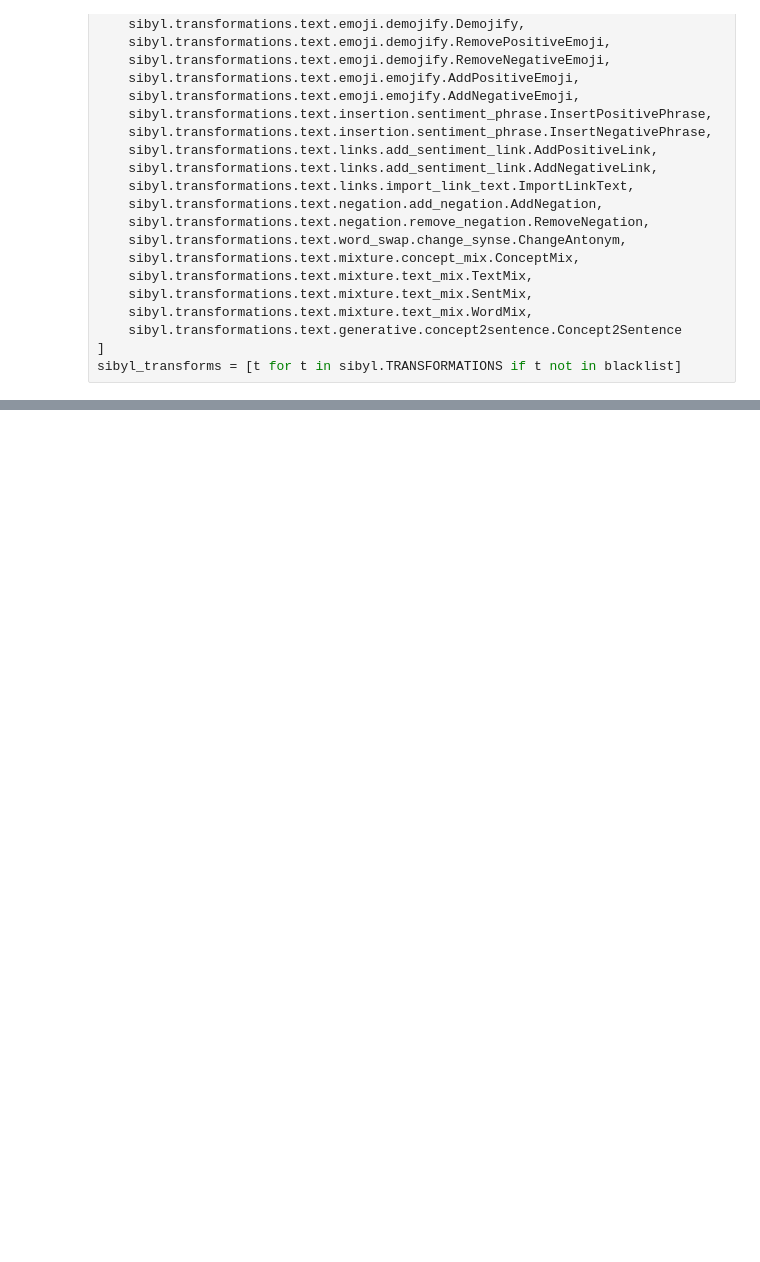
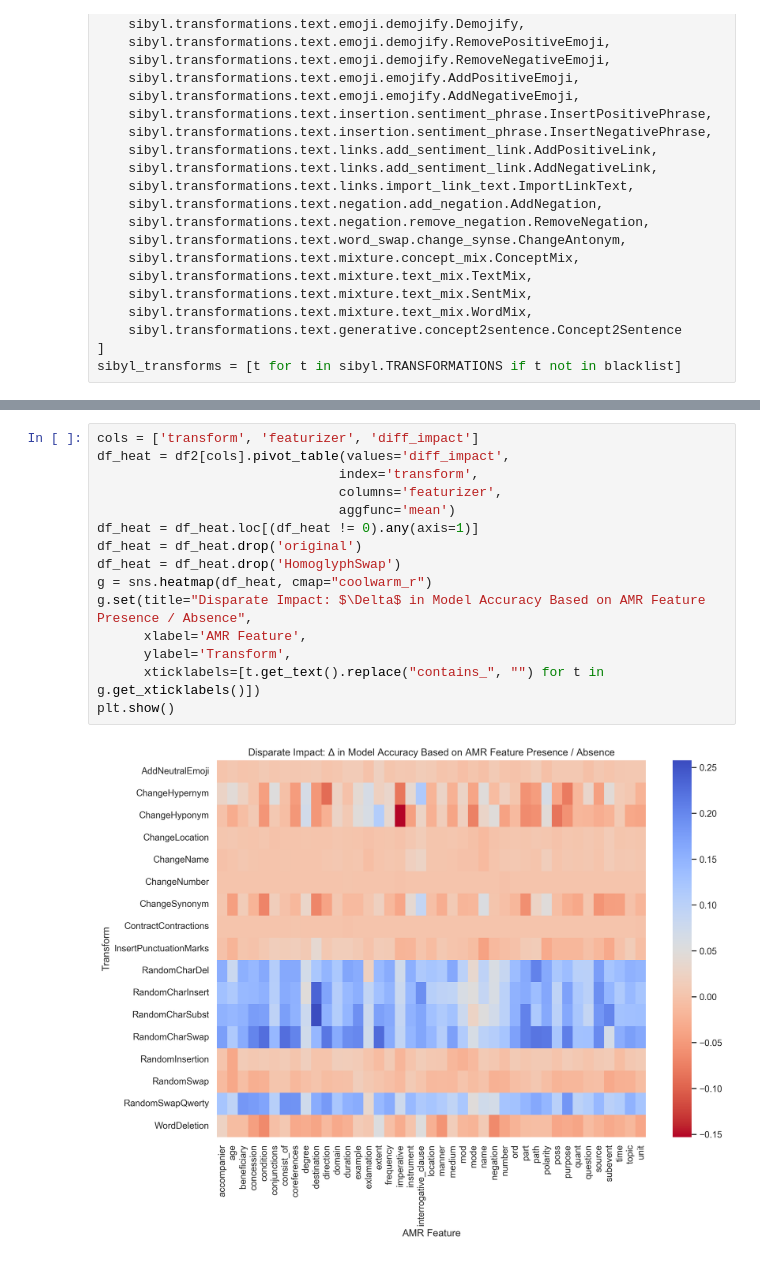
Before and after one commit to Wauplin/fada, a Jupyter notebook: fada - augment.ipynb, the cells around one changed output, grey strips where cells are left out. Drawn from its saved outputs; the diff is of its cells as text; blank space fills up the shorter version.

```diff
--- a/fada - augment.ipynb
+++ b/fada - augment.ipynb
@@ -663,0 +948,17 @@ df.to_csv("transform_feature_analysis.csv")
+# %%
+cols = ['transform', 'featurizer', 'diff_impact']
+df_heat = df2[cols].pivot_table(values='diff_impact',
+                               index='transform',
+                               columns='featurizer',
+                               aggfunc='mean')
+df_heat = df_heat.loc[(df_heat != 0).any(axis=1)]
+df_heat = df_heat.drop('original')
+df_heat = df_heat.drop('HomoglyphSwap')
+g = sns.heatmap(df_heat, cmap="coolwarm_r")
+g.set(title="Disparate Impact: $\Delta$ in Model Accuracy Based on AMR Feature Presence / Absence",
+      xlabel='AMR Feature',
+      ylabel='Transform',
+      xticklabels=[t.get_text().replace("contains_", "") for t in g.get_xticklabels()])
+plt.show()
+# %% [output]
+[figure, added]
```
Also changed, not shown: parts of 24 cells of this notebook, 3 other files.
